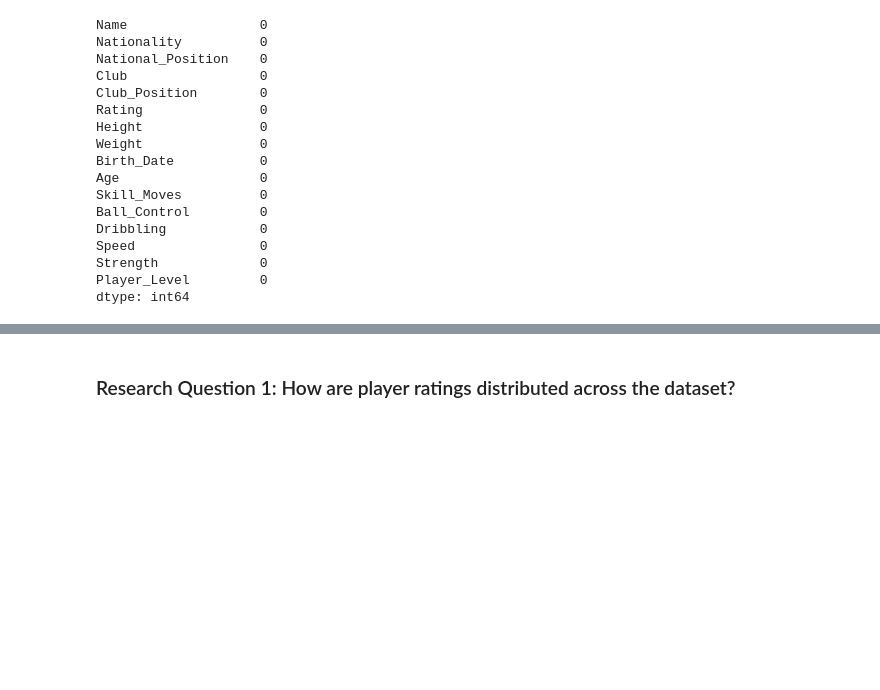
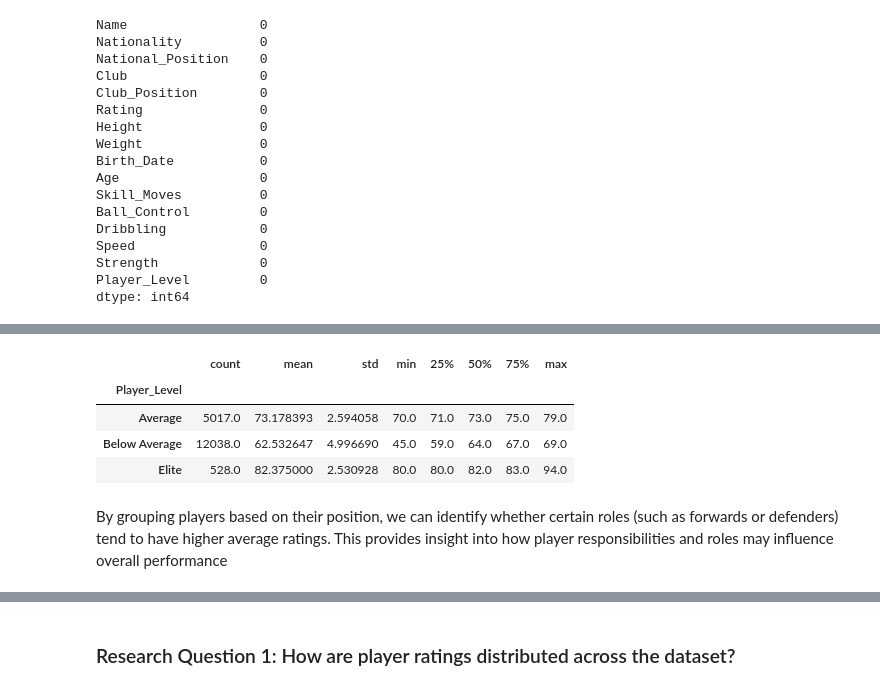
Before and after one commit to AbigailUhl/Group-24-Python-Projects, a Jupyter notebook: analysis.ipynb, the cells around one changed output, grey strips where cells are left out. Drawn from its saved outputs; the diff is of its cells as text; code cells hidden in the pictures; blank space fills up the shorter version.

```diff
--- a/analysis.ipynb
+++ b/analysis.ipynb
@@ -371,0 +398,12 @@ This section explores the cleaned FIFA dataset using descriptive statistics and
+# %%
+# Grouped statistics by Player_Level
+player_level_stats = df.groupby("Player_Level")["Rating"].describe()
+player_level_stats
+# %% [output]
+|  | count | mean | std | min | 25% | 50% | 75% | max |
+| Player_Level |  |  |  |  |  |  |  |  |
+| Average | 5017.0 | 73.178393 | 2.594058 | 70.0 | 71.0 | 73.0 | 75.0 | 79.0 |
+| Below Average | 12038.0 | 62.532647 | 4.996690 | 45.0 | 59.0 | 64.0 | 67.0 | 69.0 |
+| Elite | 528.0 | 82.375000 | 2.530928 | 80.0 | 80.0 | 82.0 | 83.0 | 94.0 |
+# %% [markdown]
+By grouping players based on their position, we can identify whether certain roles (such as forwards or defenders) tend to have higher average ratings. This provides insight into how player responsibilities and roles may influence overall performance
```
Also changed, not shown: parts of 11 cells of this notebook.
